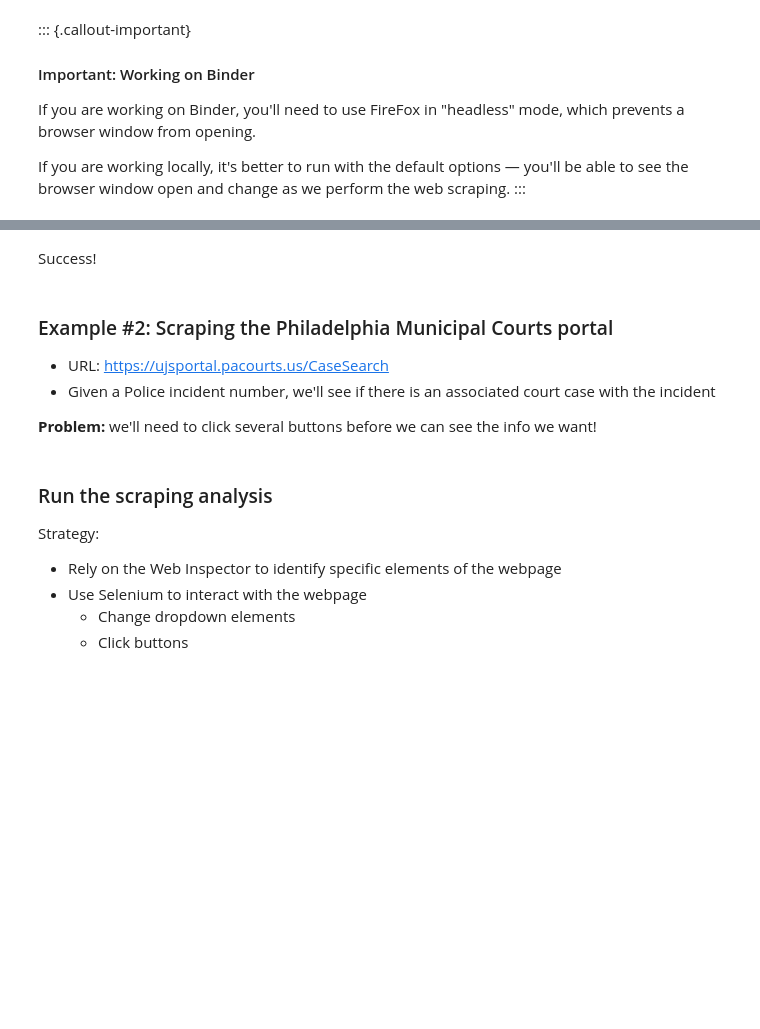
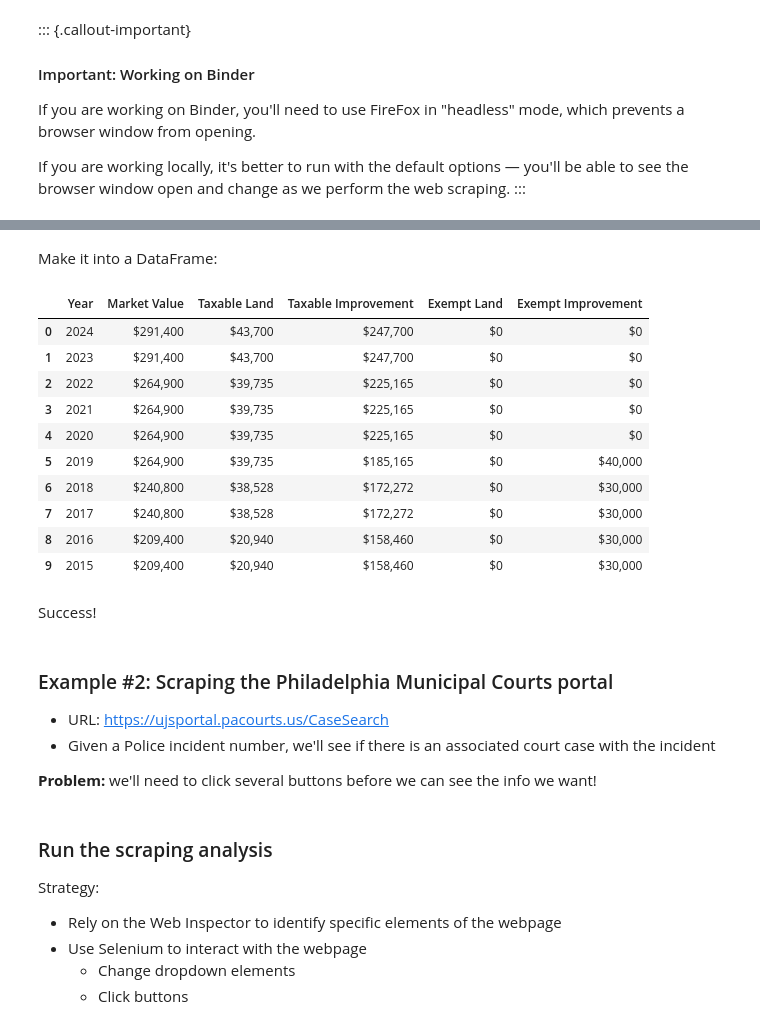
Before and after one commit to MUSA-550-Fall-2023/musa-550-fall-2023.github.io, a Jupyter notebook: content/week-6/lecture-6B.ipynb, the cells around one changed output, grey strips where cells are left out. Saved outputs shown, nothing was run; the diff lists cells and outputs as text; code cells hidden in the pictures; blank space fills up the shorter version.

```diff
--- a/content/week-6/lecture-6B.ipynb
+++ b/content/week-6/lecture-6B.ipynb
@@ -166,0 +191,5 @@ route_containers = septaSoup.select("ul.d-grid.gap-5 > li")
+# %%
+# Use the # for ID selector
+table_selector = "#ownerProperties"
+
+tables = propertySoup.select(table_selector)
@@ -166,0 +214,2 @@ route_containers = septaSoup.select("ul.d-grid.gap-5 > li")
+# %%
+table = tables[1]
@@ -166,0 +218,3 @@ route_containers = septaSoup.select("ul.d-grid.gap-5 > li")
+# %%
+# Select all row (<tr>) elements in the table
+rows = table.select("tr")
@@ -231,0 +245,14 @@ data.head(n=20)
+# %%
+# Empty list to store scraped data
+scraped_data = []
+
+# Loop over all rows but skip header row
+for row in rows[1:]:
+    #
+    # Create a list for each cell in this particular row
+    row_data = [cell.text for cell in row.select("td b")]
+
+    # Save it
+    scraped_data.append(row_data)
+
+scraped_data
@@ -232,9 +270,37 @@ data.head(n=20)
+# %% [markdown]
+Make it into a DataFrame:
+# %%
+assessments = pd.DataFrame(
+    scraped_data,
+    columns=[
+        "Year",
+        "Market Value",
+        "Taxable Land",
+        "Taxable Improvement",
+        "Exempt Land",
+        "Exempt Improvement",
+    ],
+)
+
+assessments
+# %% [output]
+|  | Year | Market Value | Taxable Land | Taxable Improvement | Exempt Land | Exempt Improvement |
+| 0 | 2024 | $291,400 | $43,700 | $247,700 | $0 | $0 |
+| 1 | 2023 | $291,400 | $43,700 | $247,700 | $0 | $0 |
+| 2 | 2022 | $264,900 | $39,735 | $225,165 | $0 | $0 |
+| 3 | 2021 | $264,900 | $39,735 | $225,165 | $0 | $0 |
+| 4 | 2020 | $264,900 | $39,735 | $225,165 | $0 | $0 |
+| 5 | 2019 | $264,900 | $39,735 | $185,165 | $0 | $40,000 |
+| 6 | 2018 | $240,800 | $38,528 | $172,272 | $0 | $30,000 |
+| 7 | 2017 | $240,800 | $38,528 | $172,272 | $0 | $30,000 |
+| 8 | 2016 | $209,400 | $20,940 | $158,460 | $0 | $30,000 |
+| 9 | 2015 | $209,400 | $20,940 | $158,460 | $0 | $30,000 |
 # %% [markdown]
 Success!
 # %% [markdown]
 ### Example #2: Scraping the Philadelphia Municipal Courts portal
 
-- URL: https://ujsportal.pacourts.us/CaseSearch
+- URL: [https://ujsportal.pacourts.us/CaseSearch](https://ujsportal.pacourts.us/CaseSearch)
 - Given a Police incident number, we'll see if there is an associated court case with the incident
 
 **Problem:** we'll need to click several buttons before we can see the info we want!
```
Also changed, not shown: parts of 54 cells of this notebook, 4 other files.
